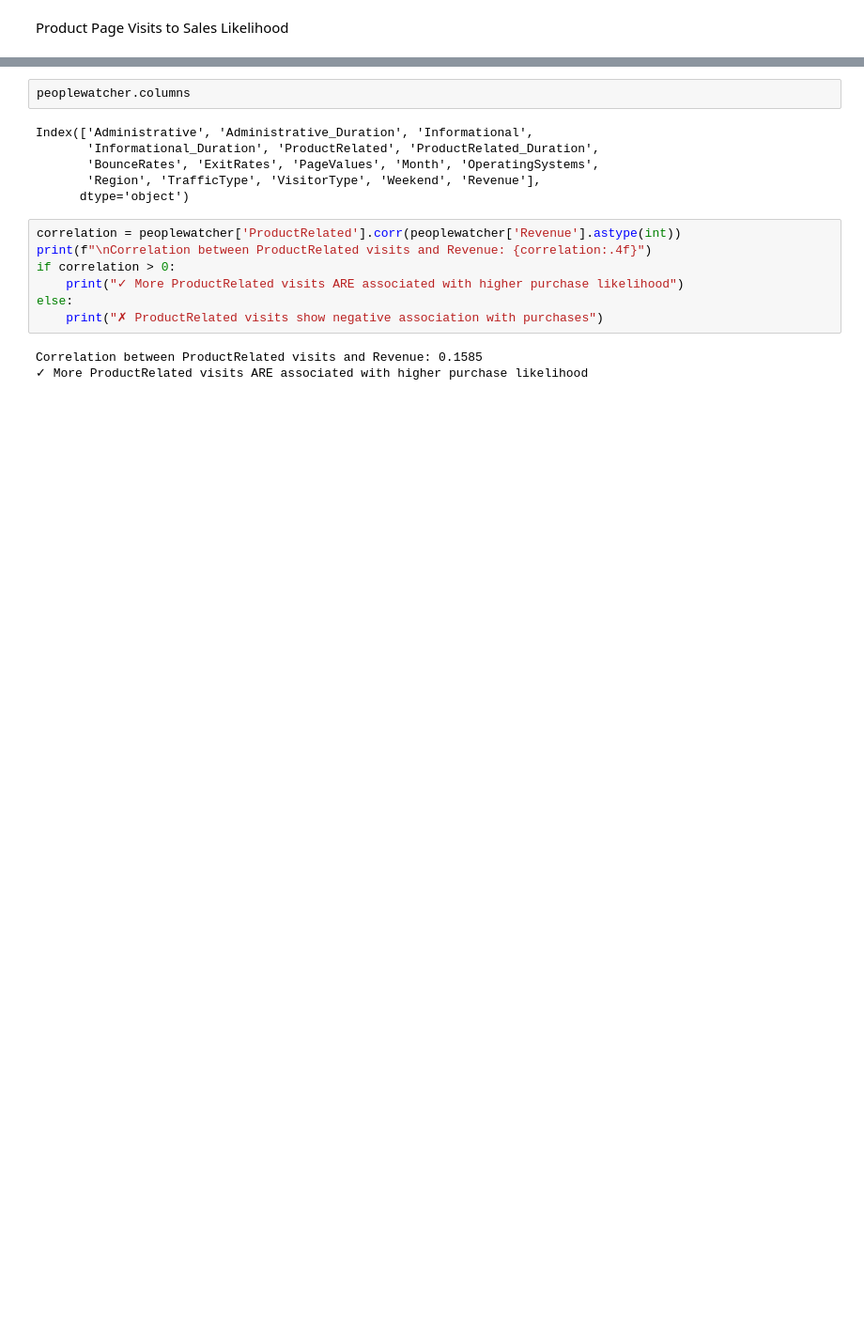
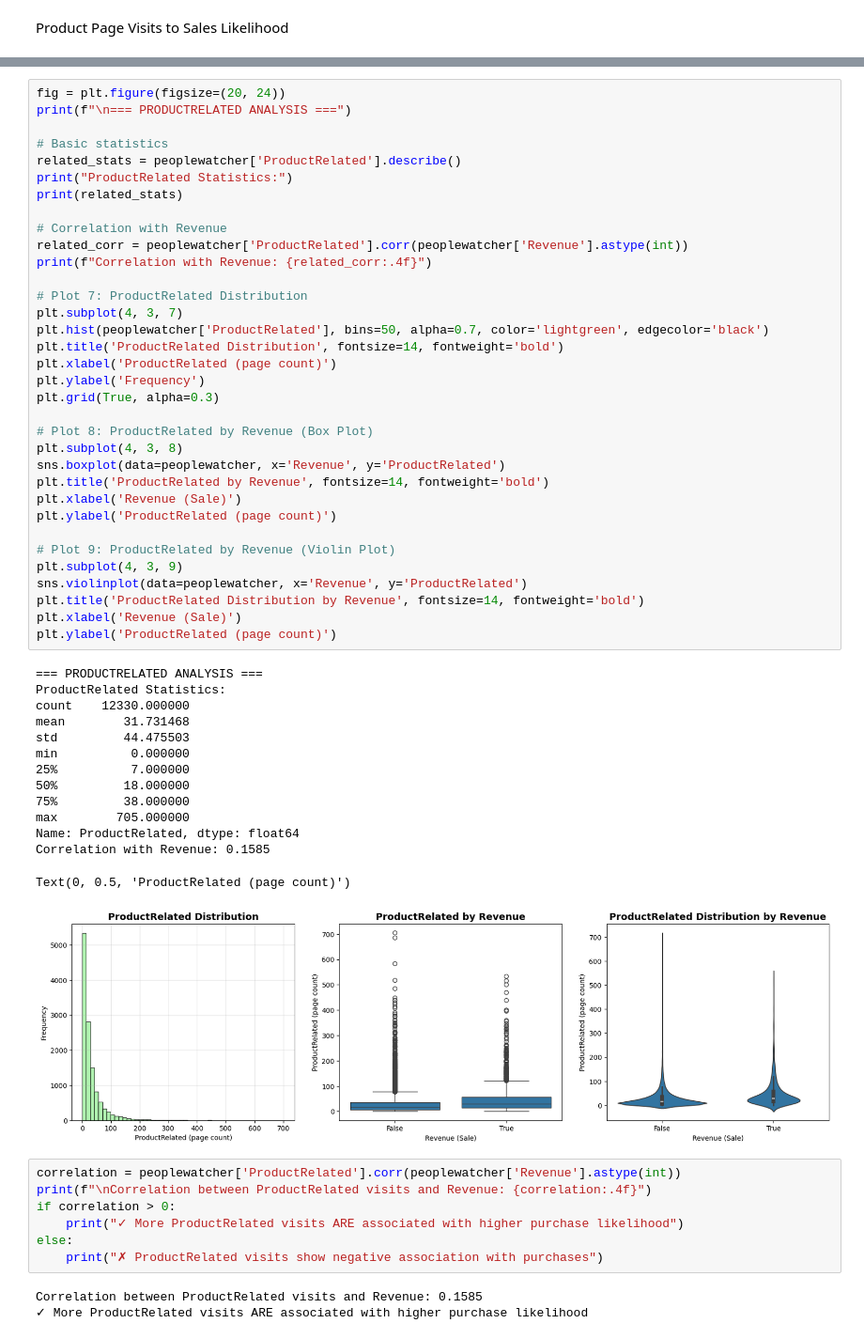
Before and after one commit to eliu14/project4_bootcamp, a Jupyter notebook: RandomForest_Analysis.ipynb, the cells around one changed output, grey strips where cells are left out. Shown at 94% size. Cells and saved outputs as stored; diff of their text form; blank space fills up the shorter version.

```diff
--- a/RandomForest_Analysis.ipynb
+++ b/RandomForest_Analysis.ipynb
@@ -105,11 +574,52 @@ weighted avg       0.90      0.89      0.89      2466
-# %%
-peoplewatcher.columns
-# %% [output]
-Index(['Administrative', 'Administrative_Duration', 'Informational',
-       'Informational_Duration', 'ProductRelated', 'ProductRelated_Duration',
-       'BounceRates', 'ExitRates', 'PageValues', 'Month', 'OperatingSystems',
-       'Region', 'TrafficType', 'VisitorType', 'Weekend', 'Revenue'],
-      dtype='object')
+# %%
+fig = plt.figure(figsize=(20, 24))
+print(f"\n=== PRODUCTRELATED ANALYSIS ===")
+
+# Basic statistics
+related_stats = peoplewatcher['ProductRelated'].describe()
+print("ProductRelated Statistics:")
+print(related_stats)
+
+# Correlation with Revenue
+related_corr = peoplewatcher['ProductRelated'].corr(peoplewatcher['Revenue'].astype(int))
+print(f"Correlation with Revenue: {related_corr:.4f}")
+
+# Plot 7: ProductRelated Distribution
+plt.subplot(4, 3, 7)
+plt.hist(peoplewatcher['ProductRelated'], bins=50, alpha=0.7, color='lightgreen', edgecolor='black')
+plt.title('ProductRelated Distribution', fontsize=14, fontweight='bold')
+plt.xlabel('ProductRelated (page count)')
+plt.ylabel('Frequency')
+plt.grid(True, alpha=0.3)
+
+# Plot 8: ProductRelated by Revenue (Box Plot)
+plt.subplot(4, 3, 8)
+sns.boxplot(data=peoplewatcher, x='Revenue', y='ProductRelated')
+plt.title('ProductRelated by Revenue', fontsize=14, fontweight='bold')
+plt.xlabel('Revenue (Sale)')
+plt.ylabel('ProductRelated (page count)')
+
+# Plot 9: ProductRelated by Revenue (Violin Plot)
+plt.subplot(4, 3, 9)
+sns.violinplot(data=peoplewatcher, x='Revenue', y='ProductRelated')
+plt.title('ProductRelated Distribution by Revenue', fontsize=14, fontweight='bold')
+plt.xlabel('Revenue (Sale)')
+plt.ylabel('ProductRelated (page count)')
+# %% [output]
+=== PRODUCTRELATED ANALYSIS ===
+ProductRelated Statistics:
+count    12330.000000
+mean        31.731468
+std         44.475503
+min          0.000000
+25%          7.000000
+50%         18.000000
+75%         38.000000
+max        705.000000
+Name: ProductRelated, dtype: float64
+Correlation with Revenue: 0.1585
+Text(0, 0.5, 'ProductRelated (page count)')
+[figure, added]
 # %%
 correlation = peoplewatcher['ProductRelated'].corr(peoplewatcher['Revenue'].astype(int))
 print(f"\nCorrelation between ProductRelated visits and Revenue: {correlation:.4f}")
```
Also changed, not shown: parts of 70 cells of this notebook, 1 other file.
